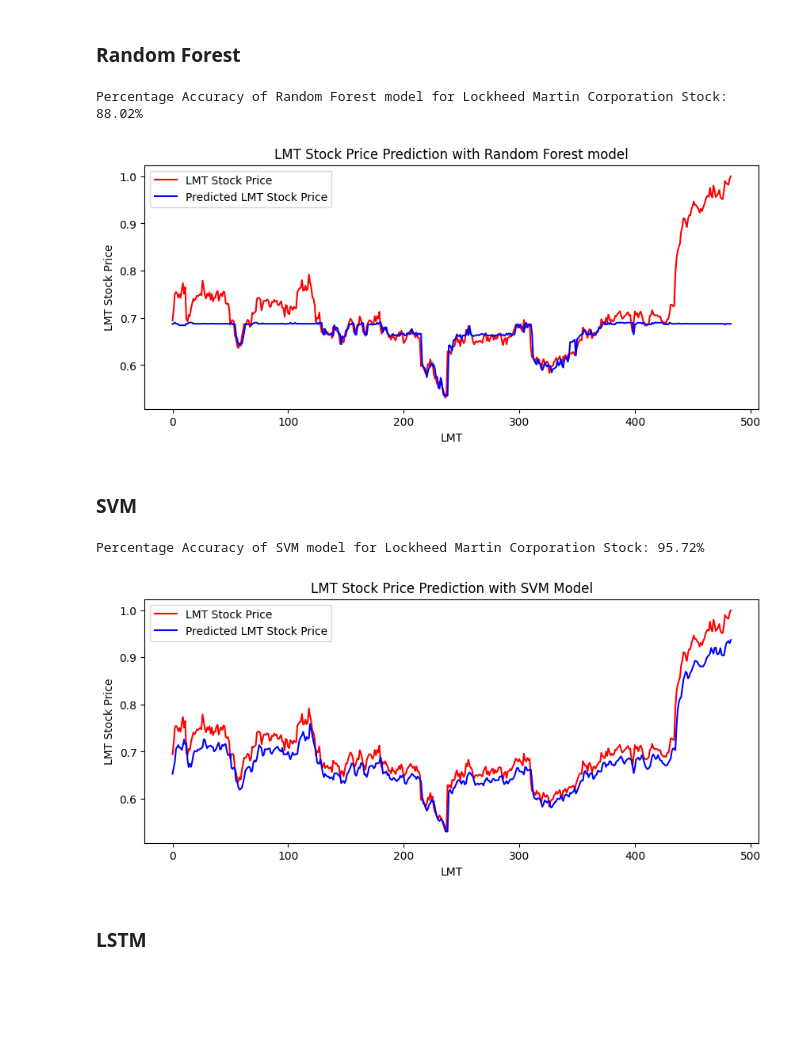
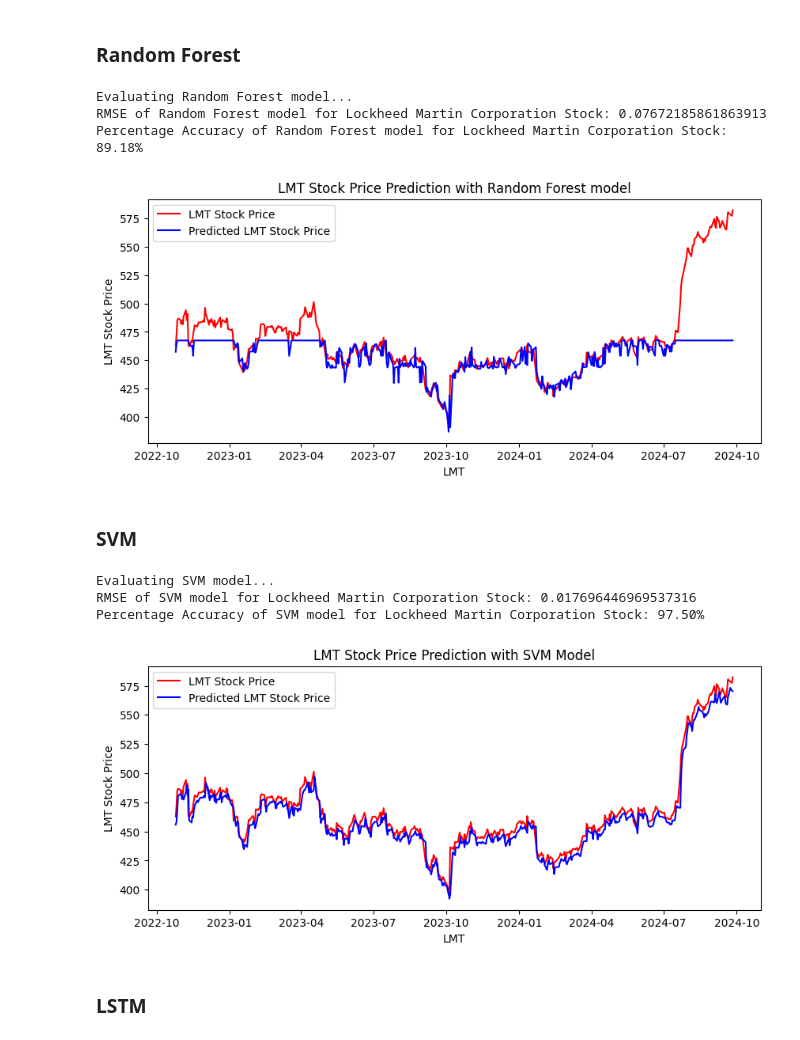
Before and after one commit to Bhavana-Kolli/22035573_Final-Project_Stock-Market, a Jupyter notebook: 22035573_Data_Science_Project.ipynb, the cells around one changed output. Cells and saved outputs as stored; diff of their text form; code cells hidden in the pictures; blank space fills up the shorter version.

```diff
--- a/22035573_Data_Science_Project.ipynb
+++ b/22035573_Data_Science_Project.ipynb
@@ -794,28 +848,37 @@ randomforest_lmt = randomforest_hyperparameter_tuning(X_train_lmt, y_train_lmt)
 # %%
 # Calculating mse, rmse, accuracy percentage for Lockheed Martin Corporation stock with Random Forest model
 
+# Evaluate the model on test data
+randomforest_predictions_lmt = randomforest_lmt.predict(X_test_lmt)
 # Calculating the Mean Squared Error on the test data
-randomforest_mse_lmt = mean_squared_error(y_test_lmt, randomforest_lmt.predict(X_test_lmt))
+randomforest_mse_lmt = mean_squared_error(y_test_lmt, randomforest_predictions_lmt)
 # Calculating the Root Mean Squared Error (RMSE) from MSE
 randomforest_rmse_lmt = math.sqrt(randomforest_mse_lmt)
 # Calculating the accuracy percentage
-rf_accuracy_lmt = 100 - ((randomforest_rmse_lmt / mean_actual_value_lmt) * 100)
+rf_accuracy_lmt = 100 - ((randomforest_rmse_lmt / np.mean(y_test_lmt)) * 100)
 
-# Printing the accuracy percentage for the Random Forest model
+# Printing RMSE and Accuracy Percentage for the Random Forest model
+print("Evaluating Random Forest model...")
+print(f"RMSE of Random Forest model for Lockheed Martin Corporation Stock: {randomforest_rmse_lmt}")
 print(f"Percentage Accuracy of Random Forest model for Lockheed Martin Corporation Stock: {rf_accuracy_lmt:.2f}%")
 
 # Plotting actual vs predicted for Random Forest model
 plt.figure(figsize=(10, 4))
-plt.plot(y_test_lmt, color='red', label='LMT Stock Price')
-plt.plot(randomforest_lmt.predict(X_test_lmt), color='blue', label='Predicted LMT Stock Price')
+# Inverse transform both y_test and predictions to original scale
+plt.plot(dates_test_lmt_align, scaler_lmt.inverse_transform(y_test_lmt.reshape(-1, 1)),
+         color='red', label='LMT Stock Price')
+plt.plot(dates_test_lmt_align, scaler_lmt.inverse_transform(randomforest_predictions_lmt.reshape(-1, 1)),
+         color='blue', label='Predicted LMT Stock Price')
 plt.title('LMT Stock Price Prediction with Random Forest model')
 plt.xlabel('LMT')
 plt.ylabel('LMT Stock Price')
 plt.legend()
 plt.show()
 # %% [output]
-Percentage Accuracy of Random Forest model for Lockheed Martin Corporation Stock: 88.02%
+Evaluating Random Forest model...
+RMSE of Random Forest model for Lockheed Martin Corporation Stock: 0.07672185861863913
+Percentage Accuracy of Random Forest model for Lockheed Martin Corporation Stock: 89.18%
-[figure, old version]
+[figure, new version]
 # %% [markdown]
 ### **SVM**
 # %%
@@ -824,27 +887,36 @@ svm_model_lmt = svm_hyperparameter_tuning(X_train_lmt, y_train_lmt)
 # %%
 # Calculating mse, rmse, accuracy percentage for Lockheed Martin Corporation stock with SVM model
 
+# Evaluate the model on test data
+svm_predictions_lmt = svm_model_lmt.predict(X_test_lmt)
 # Calculating the Mean Squared Error on the test data
-svm_mse_lmt = mean_squared_error(y_test_lmt, svm_model_lmt.predict(X_test_lmt))
+svm_mse_lmt = mean_squared_error(y_test_lmt, svm_predictions_lmt)
 # Calculating the Root Mean Squared Error (RMSE) from MSE
 svm_rmse_lmt = math.sqrt(svm_mse_lmt)
 # Calculating the accuracy percentage
-svm_accuracy_lmt = 100 - ((svm_rmse_lmt / mean_actual_value_lmt) * 100)
+svm_accuracy_lmt = 100 - ((svm_rmse_lmt / np.mean(y_test_lmt)) * 100)
 
-# Print the accuracy percentage for SVM model
+# Print the RMSE, Accuracy Percentage for SVM model
+print("Evaluating SVM model...")
+print(f"RMSE of SVM model for Lockheed Martin Corporation Stock: {svm_rmse_lmt}")
 print(f"Percentage Accuracy of SVM model for Lockheed Martin Corporation Stock: {svm_accuracy_lmt:.2f}%")
 
 # Plotting actual vs predicted for SVM model
 plt.figure(figsize=(10, 4))
-plt.plot(y_test_lmt, color='red', label='LMT Stock Price')
-plt.plot(svm_model_lmt.predict(X_test_lmt), color='blue', label='Predicted LMT Stock Price')
+# Inverse transform both y_test and predictions to original scale
+plt.plot(dates_test_lmt_align, scaler_lmt.inverse_transform(y_test_lmt.reshape(-1, 1)),
+         color='red', label='LMT Stock Price')
+plt.plot(dates_test_lmt_align, scaler_lmt.inverse_transform(svm_predictions_lmt.reshape(-1, 1)),
+         color='blue', label='Predicted LMT Stock Price')
 plt.title('LMT Stock Price Prediction with SVM Model')
 plt.xlabel('LMT')
 plt.ylabel('LMT Stock Price')
 plt.legend()
 plt.show()
 # %% [output]
-Percentage Accuracy of SVM model for Lockheed Martin Corporation Stock: 95.72%
+Evaluating SVM model...
+RMSE of SVM model for Lockheed Martin Corporation Stock: 0.017696446969537316
+Percentage Accuracy of SVM model for Lockheed Martin Corporation Stock: 97.50%
-[figure, old version]
+[figure, new version]
 # %% [markdown]
 ### **LSTM**
```
Also changed, not shown: parts of 54 cells of this notebook.
